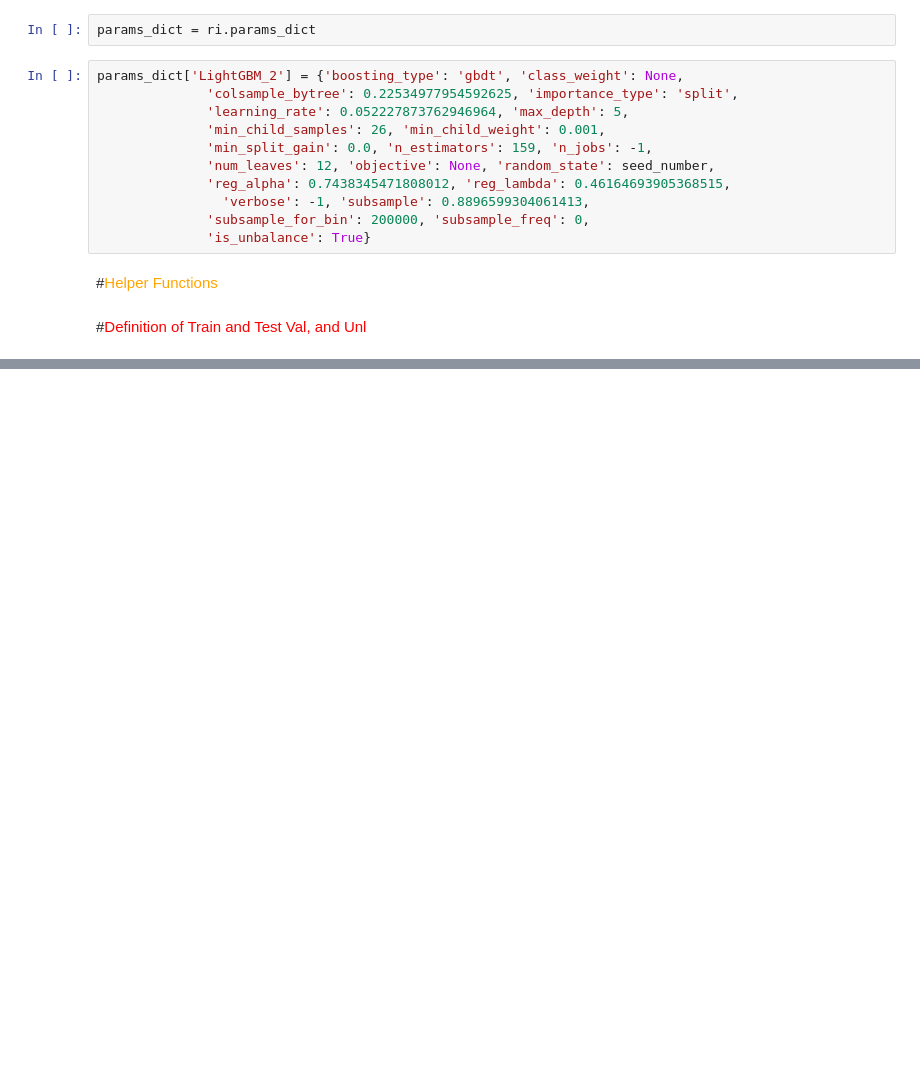
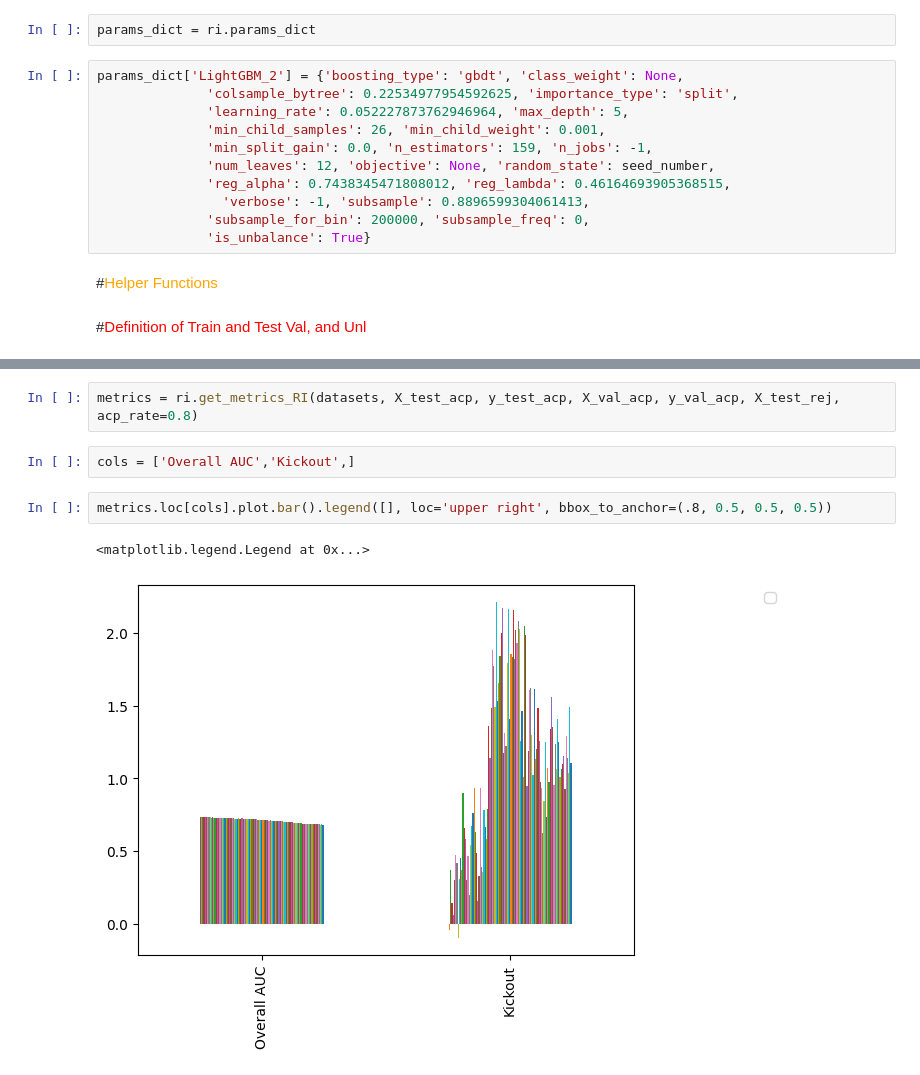
Before and after one commit to hiaac-finance/credit_pipeline, a Jupyter notebook: examples/Model_Pipeline_Functions_Pessoal_V21_K_fold.ipynb, the cells around one changed output, grey strips where cells are left out. Saved outputs shown, nothing was run; the diff lists cells and outputs as text; blank space fills up the shorter version.

```diff
--- a/examples/Model_Pipeline_Functions_Pessoal_V21_K_fold.ipynb
+++ b/examples/Model_Pipeline_Functions_Pessoal_V21_K_fold.ipynb
@@ -186,0 +253,9 @@ metric.plot.bar()
+# %%
+metrics = ri.get_metrics_RI(datasets, X_test_acp, y_test_acp, X_val_acp, y_val_acp, X_test_rej, acp_rate=0.8)
+# %%
+cols = ['Overall AUC','Kickout',]
+# %%
+metrics.loc[cols].plot.bar().legend([], loc='upper right', bbox_to_anchor=(.8, 0.5, 0.5, 0.5))
+# %% [output]
+<matplotlib.legend.Legend at 0x...>
+[figure, added]
```
Also changed, not shown: parts of 17 cells of this notebook, 6 other files.
